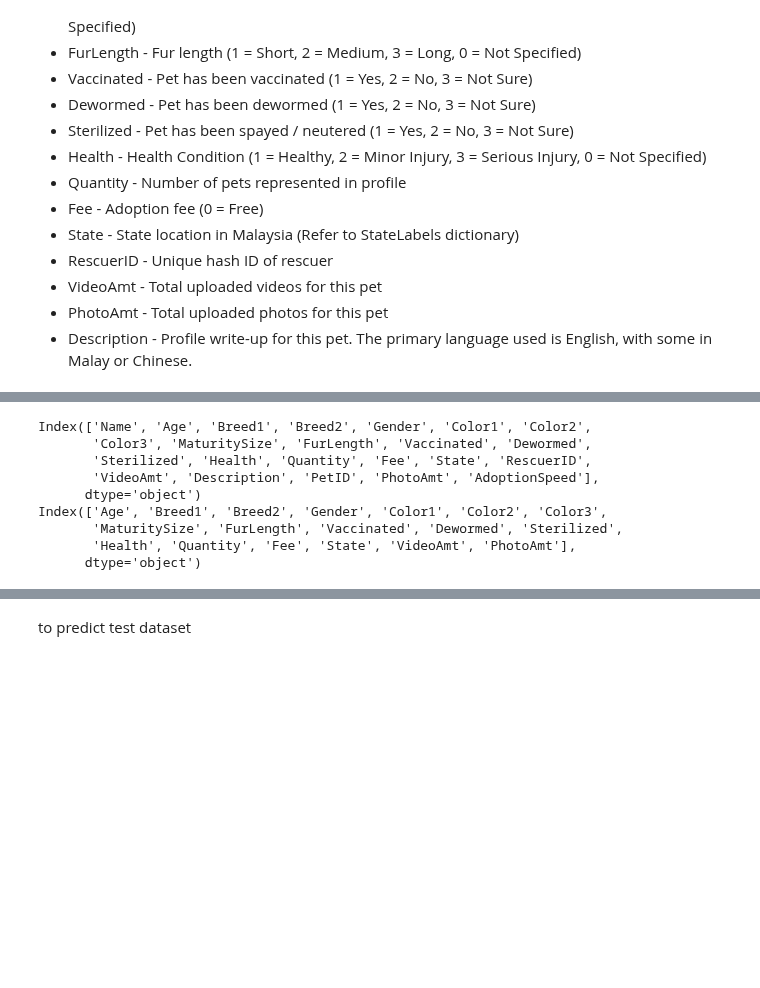
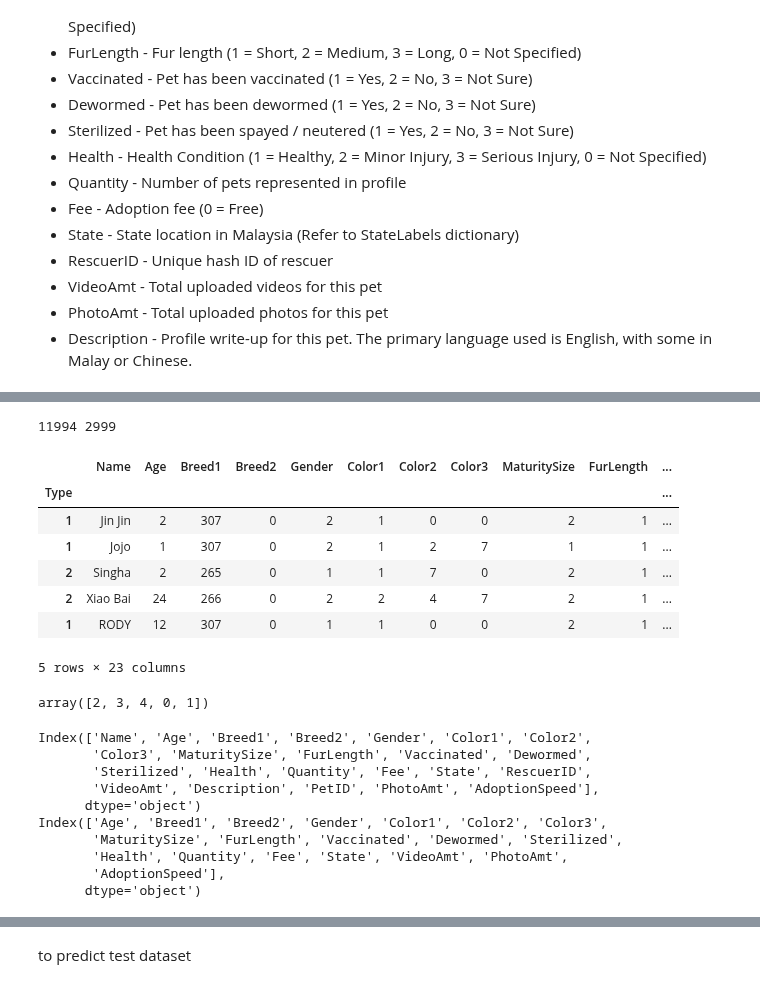
Before and after one commit to zhe0/prac, a Jupyter notebook: pyspark_clusteringOnNumericalAndVector.ipynb, the cells around one changed output, grey strips where cells are left out. Drawn from its saved outputs; the diff is of its cells as text; code cells hidden in the pictures; blank space fills up the shorter version.

```diff
--- a/pyspark_clusteringOnNumericalAndVector.ipynb
+++ b/pyspark_clusteringOnNumericalAndVector.ipynb
@@ -128,7 +113,30 @@ Silhouette with squared euclidean distance = 0.6120640643838152
+# %%
+# 貌似要做一定的資料處理...?  NAN 空格 資料行混了
+# 是我自行上傳的，資料比較多
+label_col = 'AdoptionSpeed'
+data = pd.read_csv('./train.csv', index_col=0)
+# test_data = pd.read_csv('./test.csv', index_col=0) #沒有AdoptionSpeed
+train_data,test_data=train_test_split(data,test_size=0.2)
+print(len(train_data),len(test_data))
+train_data.head()
+# %% [output]
+11994 2999
+|  | Name | Age | Breed1 | Breed2 | Gender | Color1 | Color2 | Color3 | MaturitySize | FurLength | ... |
+| Type |  |  |  |  |  |  |  |  |  |  | ... |
+| 1 | Jin Jin | 2 | 307 | 0 | 2 | 1 | 0 | 0 | 2 | 1 | ... |
+| 1 | Jojo | 1 | 307 | 0 | 2 | 1 | 2 | 7 | 1 | 1 | ... |
+| 2 | Singha | 2 | 265 | 0 | 1 | 1 | 7 | 0 | 2 | 1 | ... |
+| 2 | Xiao Bai | 24 | 266 | 0 | 2 | 2 | 4 | 7 | 2 | 1 | ... |
+| 1 | RODY | 12 | 307 | 0 | 1 | 1 | 0 | 0 | 2 | 1 | ... |
+5 rows × 23 columns
+# %%
+train_data[label_col].unique()
+# %% [output]
+array([2, 3, 4, 0, 1])
 # %%
 #remove not help columns: RescuerID, Images, PetID
 print(train_data.columns)
-rm=['Name','RescuerID','PetID','Images','Description','AdoptionSpeed']
+rm=['Name','RescuerID','PetID','Images','Description']
 tra=train_data[[i for i in train_data.columns if not i in rm]]
 test=test_data[[i for i in test_data.columns if not i in rm]]
 print(tra.columns)
@@ -140,7 +148,8 @@ Index(['Name', 'Age', 'Breed1', 'Breed2', 'Gender', 'Color1', 'Color2',
       dtype='object')
 Index(['Age', 'Breed1', 'Breed2', 'Gender', 'Color1', 'Color2', 'Color3',
        'MaturitySize', 'FurLength', 'Vaccinated', 'Dewormed', 'Sterilized',
-       'Health', 'Quantity', 'Fee', 'State', 'VideoAmt', 'PhotoAmt'],
+       'Health', 'Quantity', 'Fee', 'State', 'VideoAmt', 'PhotoAmt',
+       'AdoptionSpeed'],
       dtype='object')
 # %%
 tra_df=spark.createDataFrame(list(tra.itertuples(index=False, name=None)), tra.columns.tolist())
```
Also changed, not shown: parts of 7 cells of this notebook.
